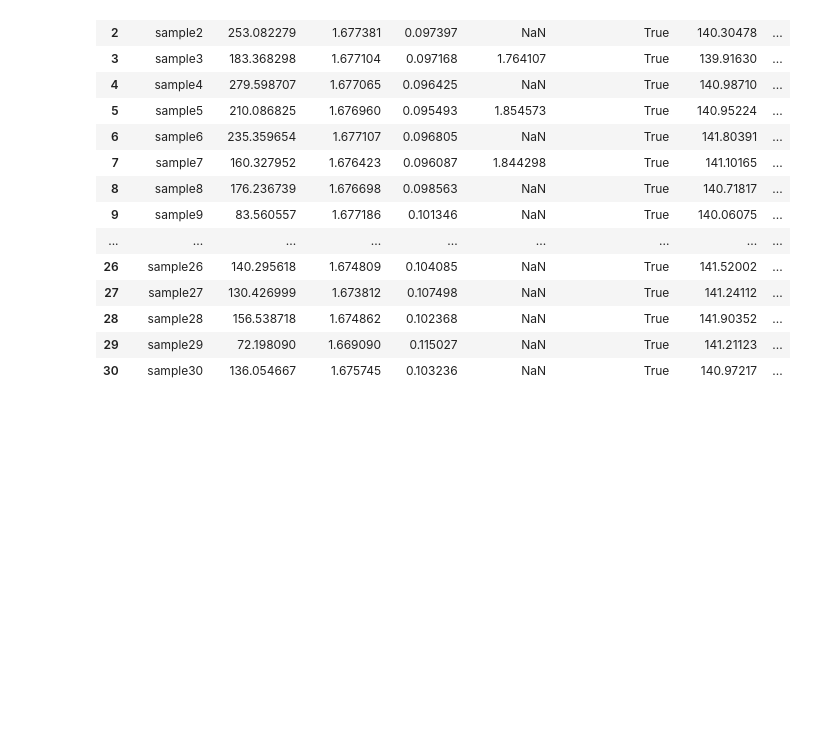
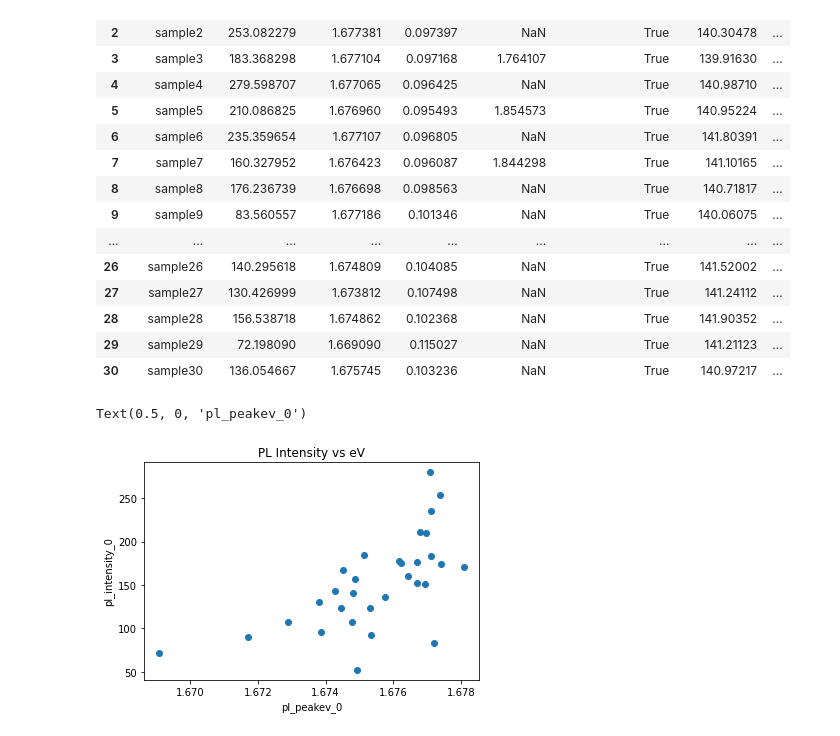
Before and after one commit to fenning-research-group/PASCAL_TrainView, a Jupyter notebook: analysis.ipynb, the cells around one changed output. Cells and saved outputs as stored; diff of their text form; code cells hidden in the pictures; blank space fills up the shorter version.

Commit message:
plot df, bf, pl images

```diff
--- a/analysis.ipynb
+++ b/analysis.ipynb
@@ -28,6 +29,14 @@ metrics
 | 28 | sample28 | 156.538718 | 1.674862 | 0.102368 | NaN | True | 141.90352 | ... |
 | 29 | sample29 | 72.198090 | 1.669090 | 0.115027 | NaN | True | 141.21123 | ... |
 | 30 | sample30 | 136.054667 | 1.675745 | 0.103236 | NaN | True | 140.97217 | ... |
+# %%
+plt.title('PL Intensity vs eV')
+plt.scatter(metrics['pl_peakev_0'], metrics['pl_intensity_0'])
+plt.ylabel('pl_intensity_0')
+plt.xlabel('pl_peakev_0')
+# %% [output]
+Text(0.5, 0, 'pl_peakev_0')
+[figure, added]
 # %%
 # visualize the change in metrics over time
 # note a line graph only makes sense if the samples are indeed sequential
```
Also changed, not shown: parts of 8 cells of this notebook.
